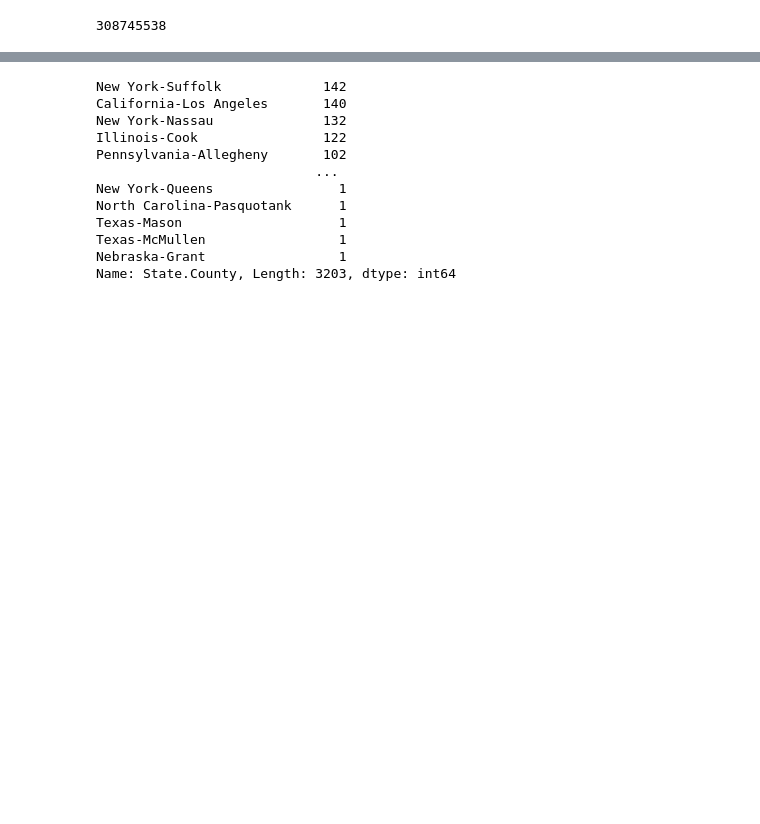
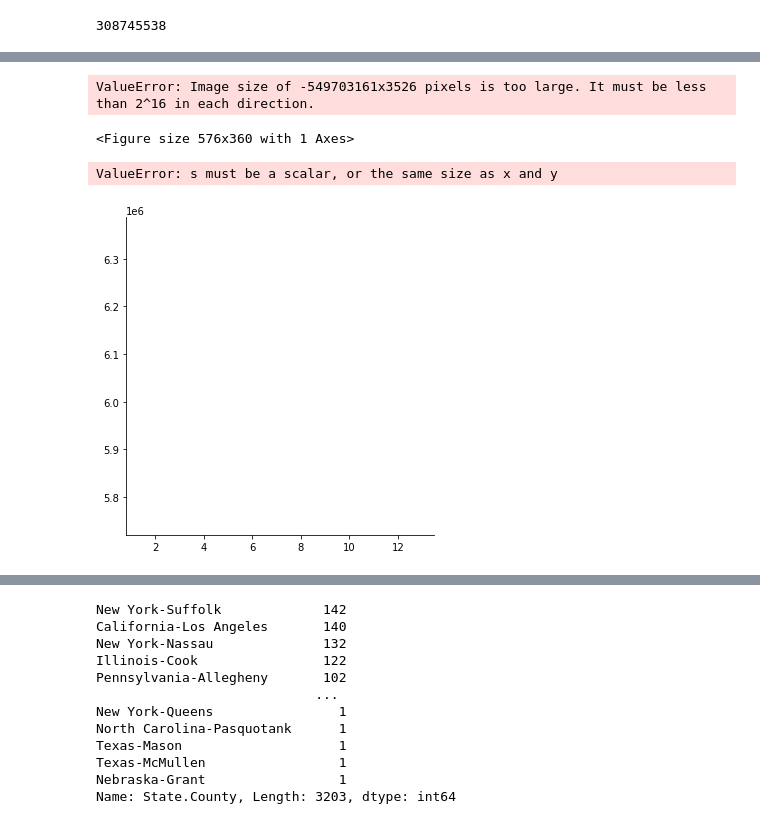
Before and after one commit to priyamittal96/project_1, a Jupyter notebook: Sun9pm notebooks/Priya22.ipynb, the cells around one changed output, grey strips where cells are left out. Drawn from its saved outputs; the diff is of its cells as text; code cells hidden in the pictures; blank space fills up the shorter version.

```diff
--- a/Sun9pm notebooks/Priya22.ipynb
+++ b/Sun9pm notebooks/Priya22.ipynb
@@ -508,5 +510,7 @@ counts2.head()
 counts2['POP2010'].sum()
 # %% [output]
 308745538
-# %%
-counts2["FFpt"]=counts2['FastFood']/
+# %%
+counts2["FFpt"]=(counts2['FastFood']/counts2['POP2010'])*100000
+counts2["SBpt"]=(counts2['Sbux']/counts2['POP2010'])*100000
+counts2["FMpt"]=(counts2['FarmersMkt']/counts2['POP2010'])*100000
@@ -512,0 +529,31 @@ counts2["FFpt"]=counts2['FastFood']/
+# %%
+x = counts2['POP2010']
+y1 = counts2['FFpt']
+xy_name = counts2['State']
+
+fig = plt.figure(figsize=(8,5))
+plt.scatter(x, y1, marker='s', s=50)
+
+for x, y, z in zip(x, y1, xy_name):
+    plt.annotate(
+        '(%s)' % (z),
+        xy=(x, y),
+        xytext=(0, -10),
+        textcoords='offset points',
+        ha='center',
+        va='top')
+
+plt.xlim([0,1])
+plt.ylim([0,1])
+plt.show()
+# %% [output]
+ValueError: Image size of -549703161x3526 pixels is too large. It must be less than 2^16 in each direction.
+<Figure size 576x360 with 1 Axes>
+# %%
+#sizes = [10, 40, 70, 100, 130]
+marker_size = pd.cut(5*counts2['POP2010'], [0, 250000, 500000, 1000000, 2000000, 5000000, 10000000])
+sns.lmplot('FFpt', 'POP2010', data=counts2, hue='State', fit_reg=False, scatter_kws={'s':marker_size})
+plt.ylim((0, 500000))
+# %% [output]
+ValueError: s must be a scalar, or the same size as x and y
+[figure, added]
```
Also changed, not shown: parts of 14 cells of this notebook, 4 other files.
